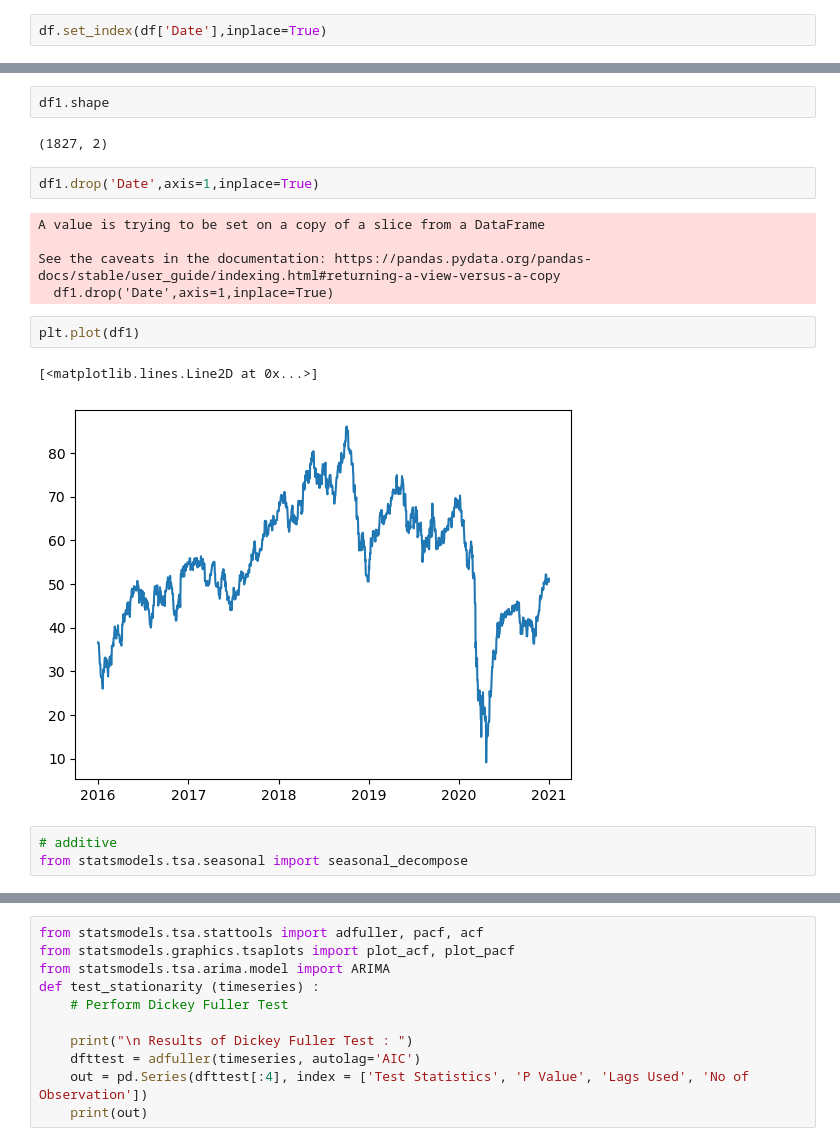
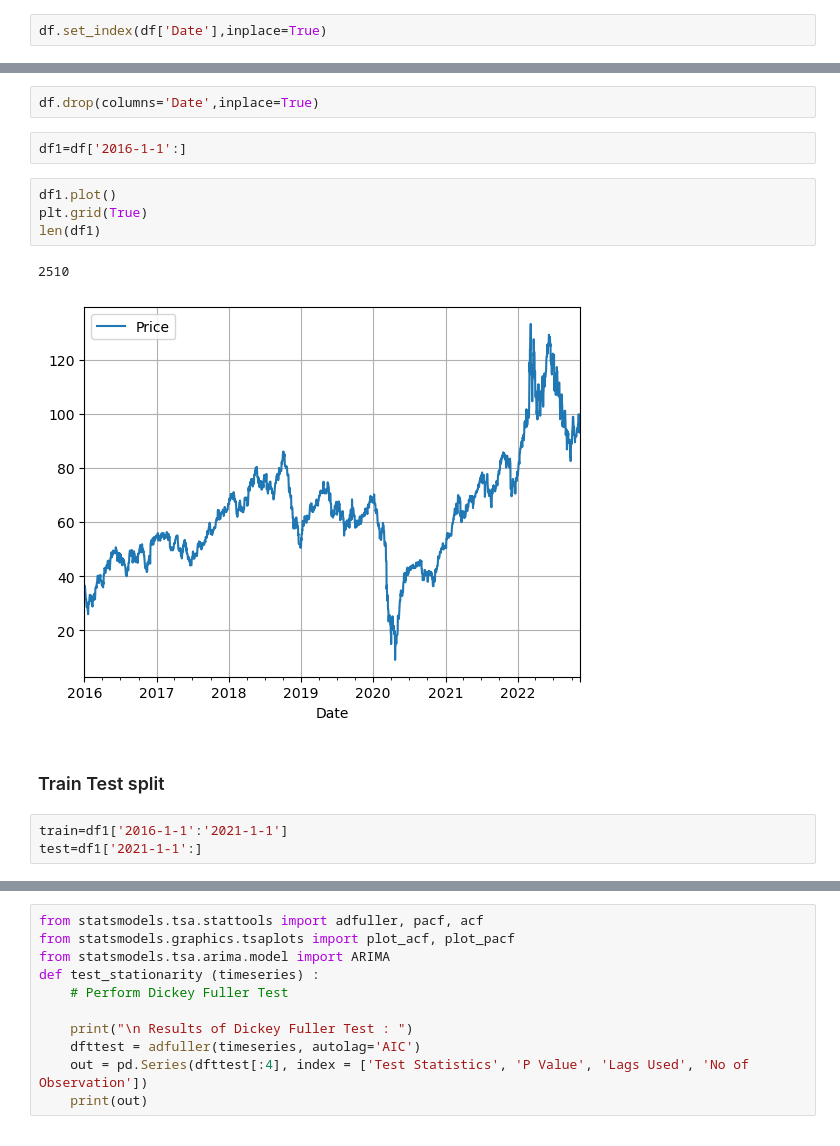
Before and after one commit to Meghraj1804/Brent-Oil-Price-Prediction, a Jupyter notebook: Brent Crude Oil Price Prediction.ipynb, the cells around one changed output, grey strips where cells are left out. Drawn from its saved outputs; the diff is of its cells as text.

```diff
--- a/Brent Crude Oil Price Prediction.ipynb
+++ b/Brent Crude Oil Price Prediction.ipynb
@@ -31,19 +48,16 @@ df1=df[(df['Date']>'2015-12-31') & (df['Date']<'2021-01-01')]
-# %%
-df1.shape
-# %% [output]
-(1827, 2)
 # %%
-df1.drop('Date',axis=1,inplace=True)
+df.drop(columns='Date',inplace=True)
-# %% [output]
-A value is trying to be set on a copy of a slice from a DataFrame
-
-See the caveats in the documentation: https://pandas.pydata.org/pandas-docs/stable/user_guide/indexing.html#returning-a-view-versus-a-copy
-  df1.drop('Date',axis=1,inplace=True)
-# %%
-plt.plot(df1)
-# %% [output]
-[<matplotlib.lines.Line2D at 0x...>]
-[figure, removed]
-# %%
-# additive
-from statsmodels.tsa.seasonal import seasonal_decompose
+# %%
+df1=df['2016-1-1':]
+# %%
+df1.plot()
+plt.grid(True)
+len(df1)
+# %% [output]
+2510
+[figure, added]
+# %% [markdown]
+### Train Test split
+# %%
+train=df1['2016-1-1':'2021-1-1']
+test=df1['2021-1-1':]
```
Also changed, not shown: parts of 39 cells of this notebook.
